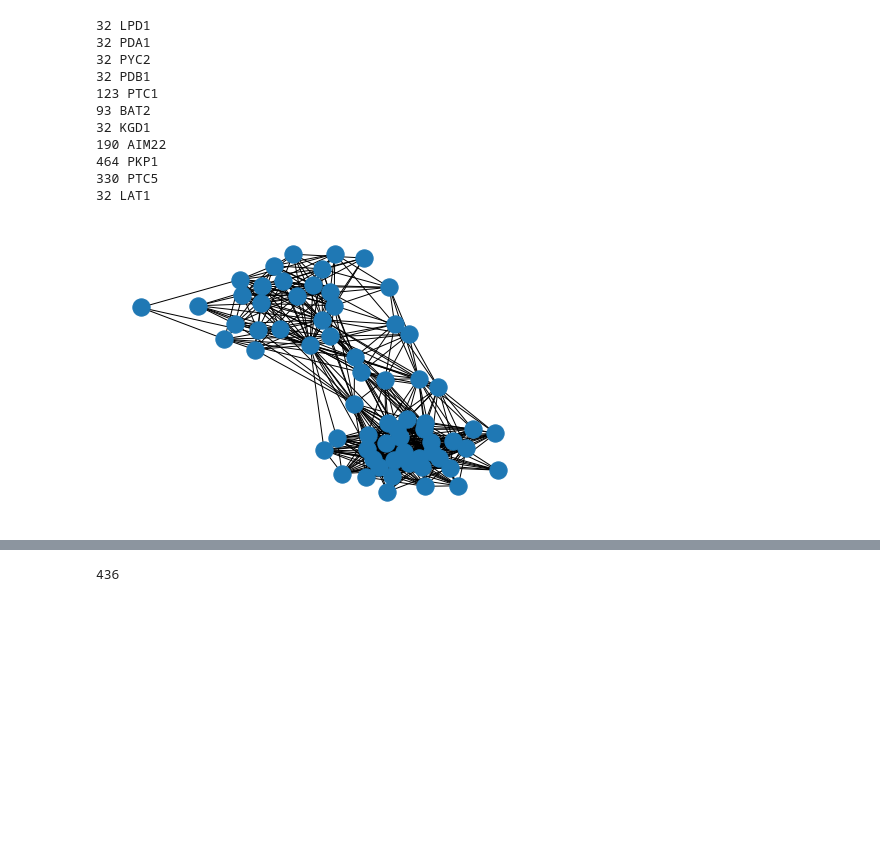
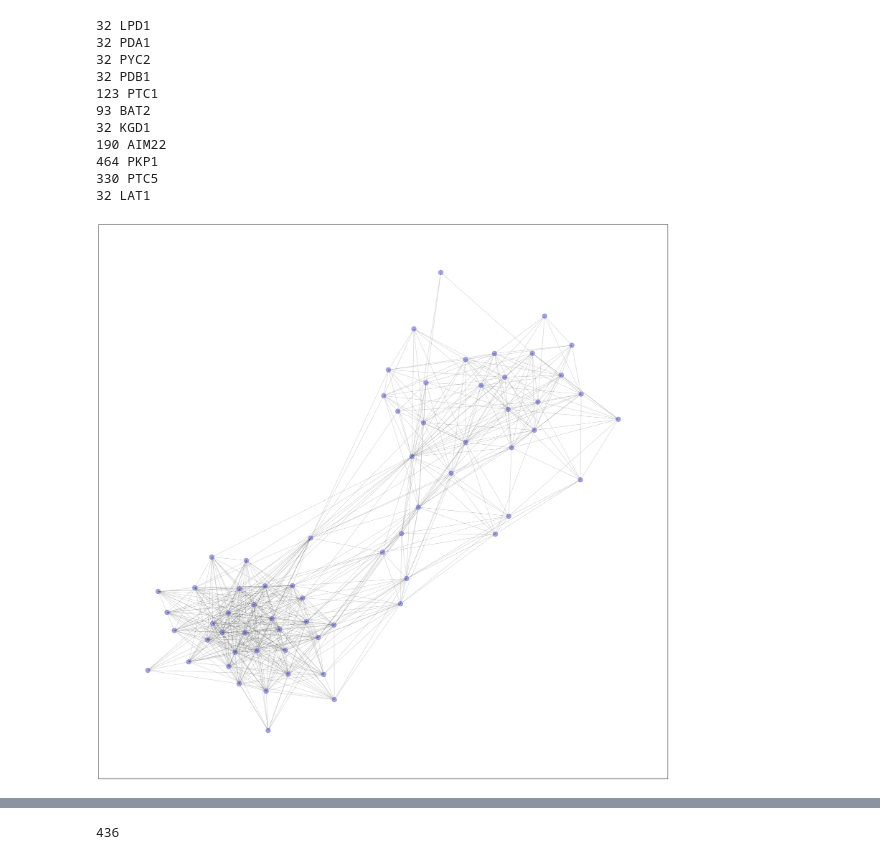
Before and after one commit to eluo2527/MATH_BCMB_3888, a Jupyter notebook: main.ipynb, the cells around one changed output, grey strips where cells are left out. Drawn from its saved outputs; the diff is of its cells as text; code cells hidden in the pictures; blank space fills up the shorter version.

```diff
--- a/main.ipynb
+++ b/main.ipynb
@@ -142,10 +153,10 @@ for key, value in important_nodes.items():
 # %%
 #Make a graph with only nodes in a certain cluster
 #cluster number 32 in this case as it has LPD1
 cluster_network = func.cluster_graph(G, named_clusters[32], named_clusters[93])
-nx.draw(cluster_network)
+func.pretty_draw(cluster_network)
 # %% [output]
-[figure, old version]
+[figure, new version]
 # %%
 b_centrality = func.between_centrality(G, named_clusters[32], named_clusters[93])
 # %%
```
Also changed, not shown: parts of 8 cells of this notebook, 2 other files.
